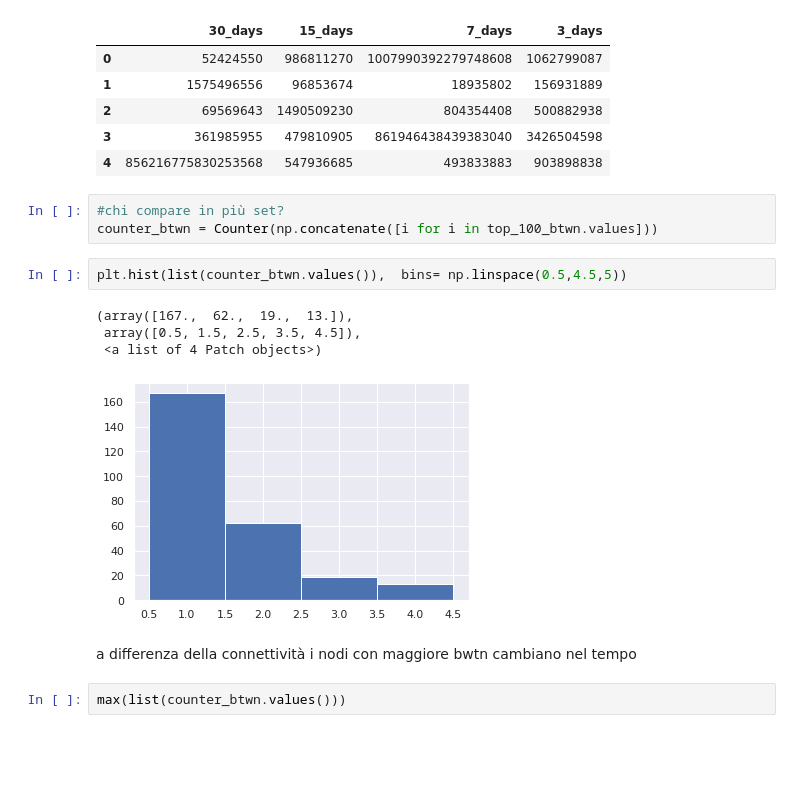
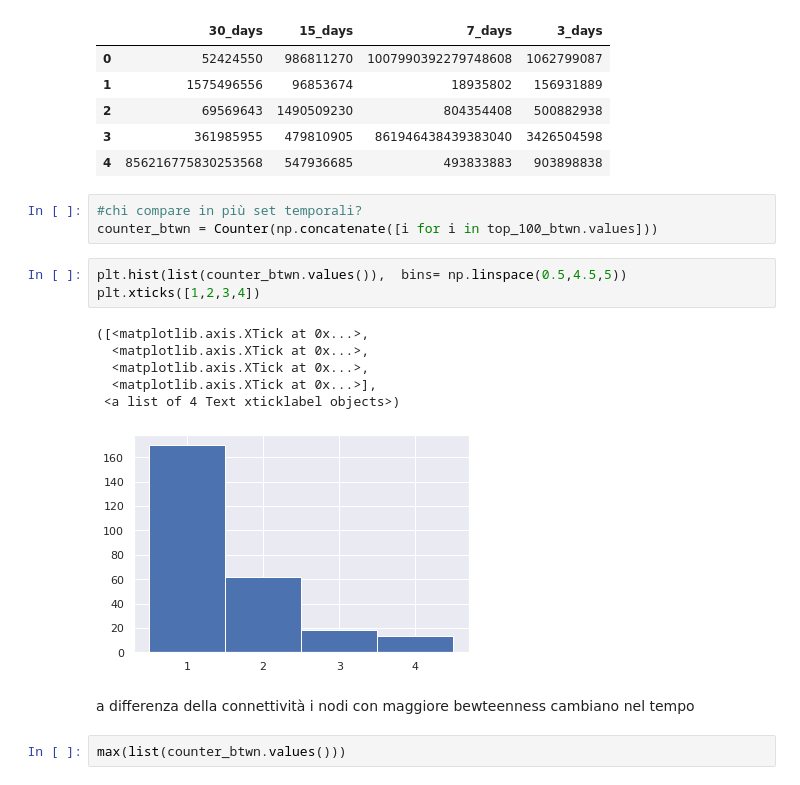
Before and after one commit to DanielePignedoli/Twitter_project, a Jupyter notebook: New_project.ipynb, the cells around one changed output. Saved outputs shown, nothing was run; the diff lists cells and outputs as text; blank space fills up the shorter version.

```diff
--- a/New_project.ipynb
+++ b/New_project.ipynb
@@ -452,17 +387,20 @@ top_100_btwn.head()
 | 3 | 361985955 | 479810905 | 861946438439383040 | 3426504598 |
 | 4 | 856216775830253568 | 547936685 | 493833883 | 903898838 |
 # %%
-#chi compare in più set?
+#chi compare in più set temporali?
 counter_btwn = Counter(np.concatenate([i for i in top_100_btwn.values]))
 # %%
 plt.hist(list(counter_btwn.values()),  bins= np.linspace(0.5,4.5,5))
+plt.xticks([1,2,3,4])
 # %% [output]
-(array([167.,  62.,  19.,  13.]),
- array([0.5, 1.5, 2.5, 3.5, 4.5]),
- <a list of 4 Patch objects>)
+([<matplotlib.axis.XTick at 0x...>,
+  <matplotlib.axis.XTick at 0x...>,
+  <matplotlib.axis.XTick at 0x...>,
+  <matplotlib.axis.XTick at 0x...>],
+ <a list of 4 Text xticklabel objects>)
-[figure, old version]
+[figure, new version]
 # %% [markdown]
-a differenza della connettività i nodi con maggiore bwtn cambiano nel tempo
+a differenza della connettività i nodi con maggiore bewteenness cambiano nel tempo
 # %%
 max(list(counter_btwn.values()))
 # %% [output]
```
Also changed, not shown: parts of 61 cells of this notebook.
